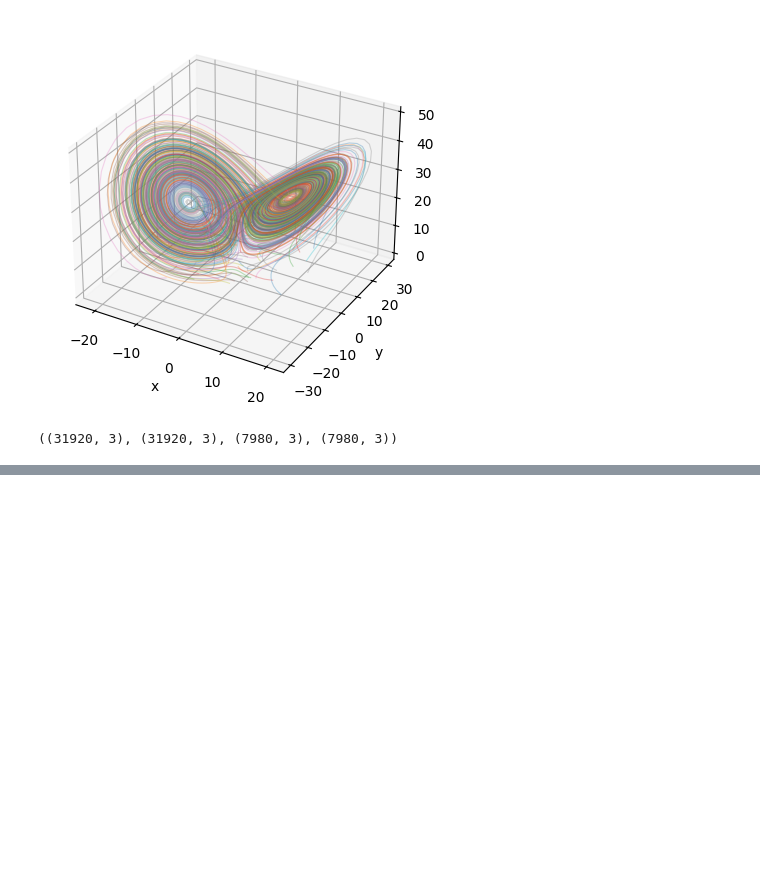
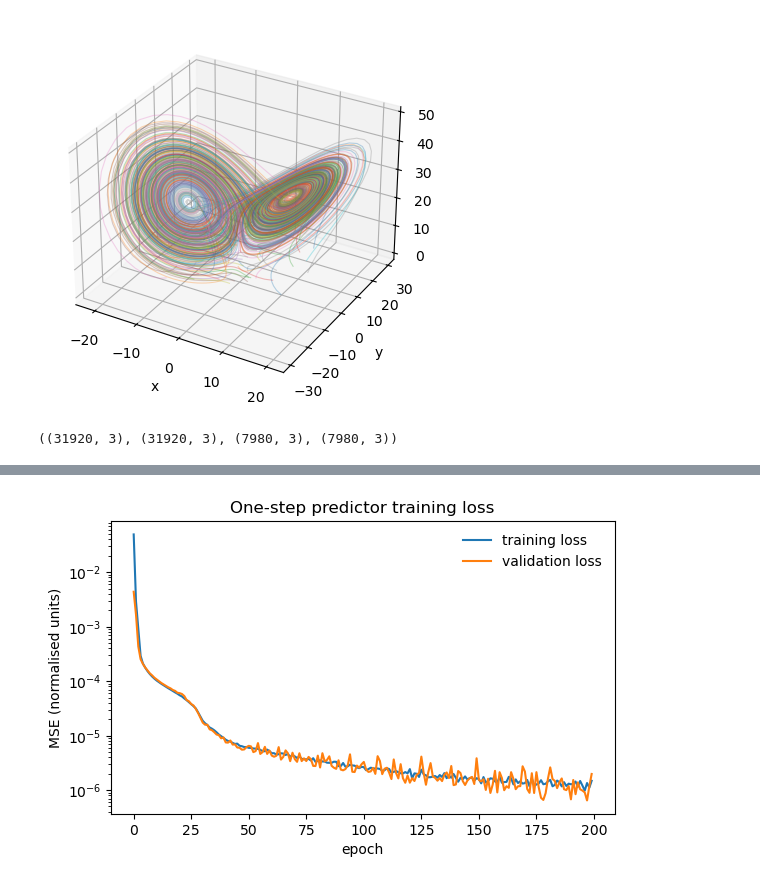
Before and after one commit to TarikOzpamuk/Astro_exercises, a Jupyter notebook: Ex9.ipynb, the cells around one changed output, grey strips where cells are left out. Drawn from its saved outputs; the diff is of its cells as text; code cells hidden in the pictures; blank space fills up the shorter version.

```diff
--- a/Ex9.ipynb
+++ b/Ex9.ipynb
@@ -157,0 +186,34 @@ labels_test_scaled = scaler.transform(labels_test_reshaped)
+# %%
+class History:
+    def __init__(self):
+        self.history = {"loss": [], "val_loss": []}
+
+
+def count_parameters(model):
+    return sum(p.numel() for p in model.parameters() if p.requires_grad)
+
+
+class FeedForwardNN(nn.Module):
+    """One-step predictor: maps x(t_k) -> x(t_{k+1})."""
+    def __init__(self, dim=1, hidden=20):
+        super().__init__()
+        self.net = nn.Sequential(
+            nn.Linear(dim, hidden),
+            nn.Tanh(),
+            nn.Linear(hidden, hidden),
+            nn.ReLU(),
+            nn.Linear(hidden, dim),   # no activation after the output
+        )
+
+    def forward(self, x):
+        return self.net(x)
+
+
+model_mlp = FeedForwardNN(dim=3, hidden=20).to(device)
+model_mlp = model_mlp.to(device)
+print(model_mlp)
+print(f"Trainable params: {count_parameters(model_mlp):,}")
+
+loss_fn = nn.MSELoss()
+
+optimizer = torch.optim.Adam(model_mlp.parameters(), lr=1e-3)
@@ -157,0 +293,12 @@ labels_test_scaled = scaler.transform(labels_test_reshaped)
+# %%
+fig, ax = plt.subplots(figsize=(6.5, 3.8))
+ax.semilogy(hist.history["loss"], label="training loss")
+ax.semilogy(hist.history["val_loss"], label="validation loss")
+ax.legend(frameon=False)
+ax.set_xlabel("epoch")
+ax.set_ylabel("MSE (normalised units)")
+ax.set_title("One-step predictor training loss")
+plt.savefig("vallosmlp.png")
+plt.show()
+# %% [output]
+[figure, added]
```
Also changed, not shown: parts of 29 cells of this notebook.
